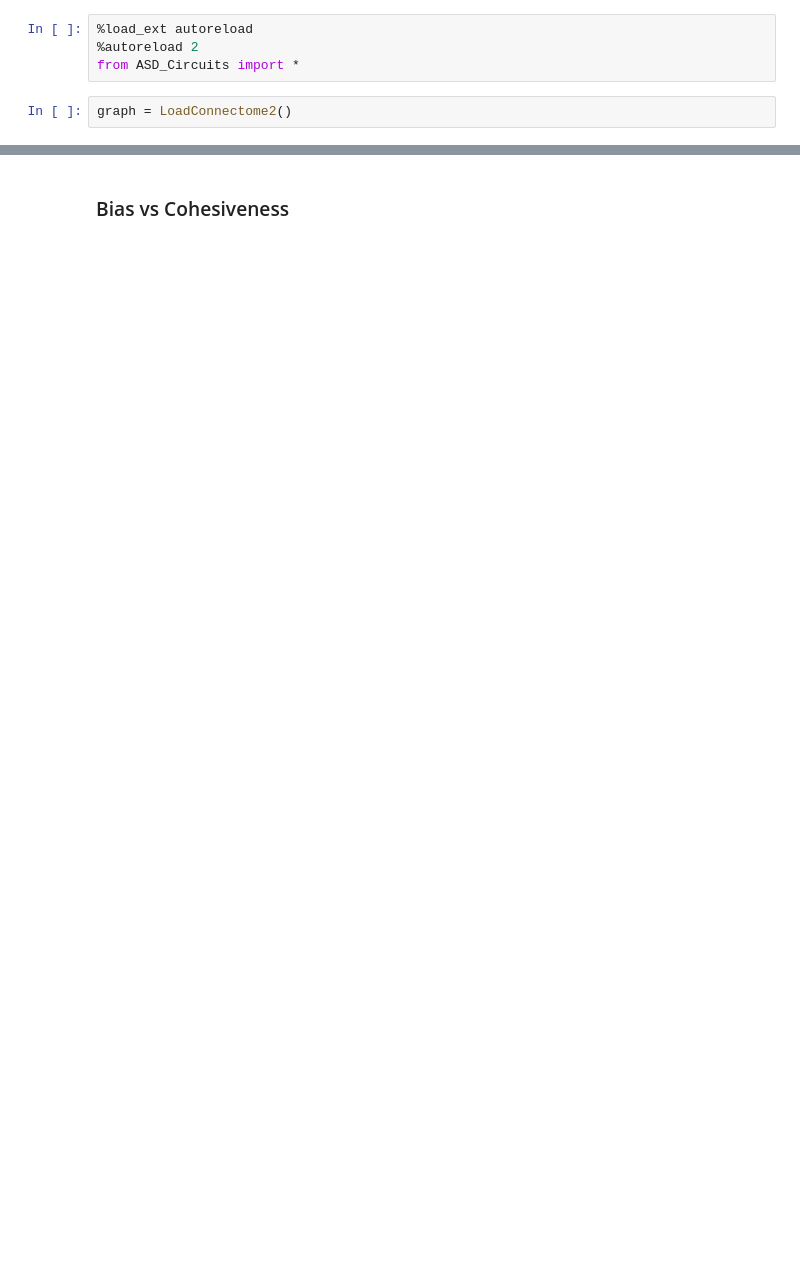
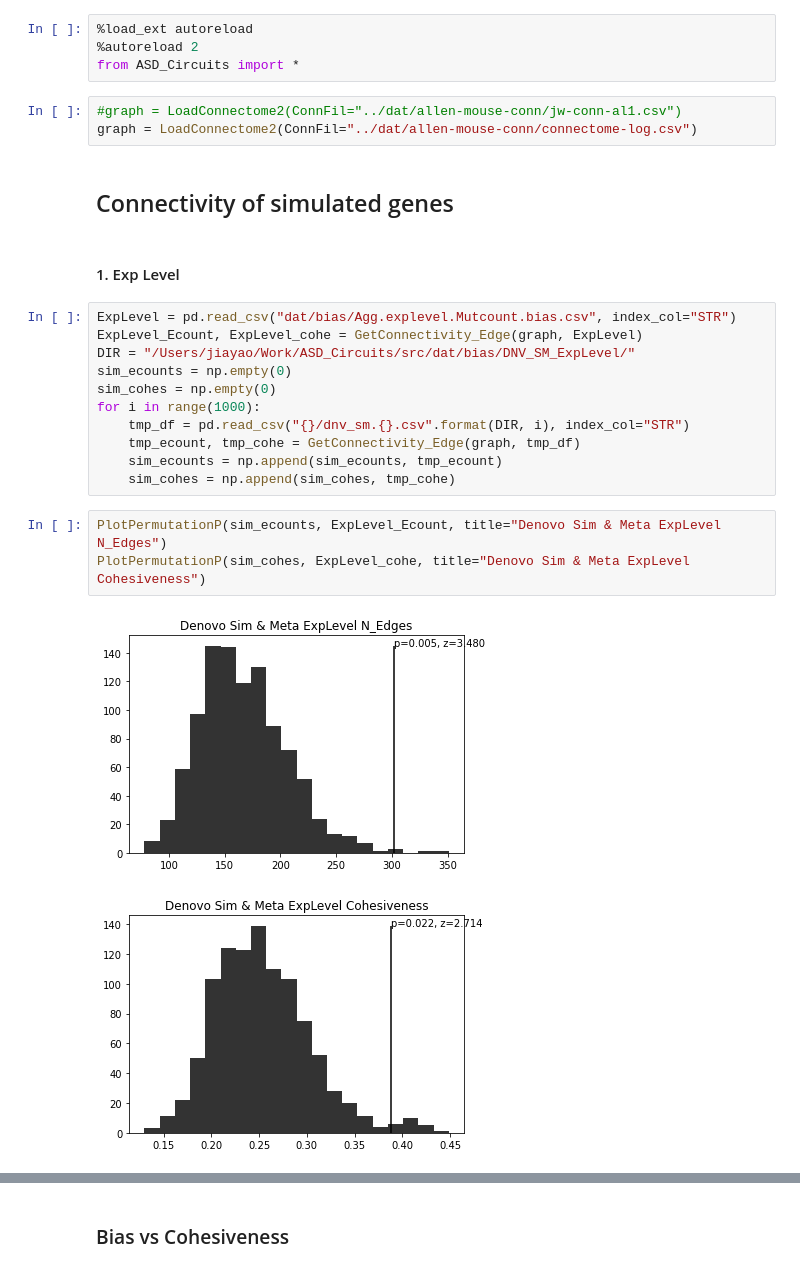
Before and after one commit to explorerwjy/ASD_Circuits, a Jupyter notebook: src/Connectivity_Tests.ipynb, the cells around one changed output, grey strips where cells are left out. Saved outputs shown, nothing was run; the diff lists cells and outputs as text; blank space fills up the shorter version.

```diff
--- a/src/Connectivity_Tests.ipynb
+++ b/src/Connectivity_Tests.ipynb
@@ -2,5 +2,27 @@
 %load_ext autoreload
 %autoreload 2
 from ASD_Circuits import *
-# %%
-graph = LoadConnectome2()
+# %%
+#graph = LoadConnectome2(ConnFil="../dat/allen-mouse-conn/jw-conn-al1.csv")
+graph = LoadConnectome2(ConnFil="../dat/allen-mouse-conn/connectome-log.csv")
+# %% [markdown]
+## Connectivity of simulated genes
+# %% [markdown]
+#### 1. Exp Level
+# %%
+ExpLevel = pd.read_csv("dat/bias/Agg.explevel.Mutcount.bias.csv", index_col="STR")
+ExpLevel_Ecount, ExpLevel_cohe = GetConnectivity_Edge(graph, ExpLevel)
+DIR = "/Users/jiayao/Work/ASD_Circuits/src/dat/bias/DNV_SM_ExpLevel/"
+sim_ecounts = np.empty(0)
+sim_cohes = np.empty(0)
+for i in range(1000):
+    tmp_df = pd.read_csv("{}/dnv_sm.{}.csv".format(DIR, i), index_col="STR")
+    tmp_ecount, tmp_cohe = GetConnectivity_Edge(graph, tmp_df)
+    sim_ecounts = np.append(sim_ecounts, tmp_ecount)
+    sim_cohes = np.append(sim_cohes, tmp_cohe)
+# %%
+PlotPermutationP(sim_ecounts, ExpLevel_Ecount, title="Denovo Sim & Meta ExpLevel N_Edges")
+PlotPermutationP(sim_cohes, ExpLevel_cohe, title="Denovo Sim & Meta ExpLevel Cohesiveness")
+# %% [output]
+[figure, added]
+[figure, added]
```
Also changed, not shown: parts of 56 cells of this notebook, 7 other files.
